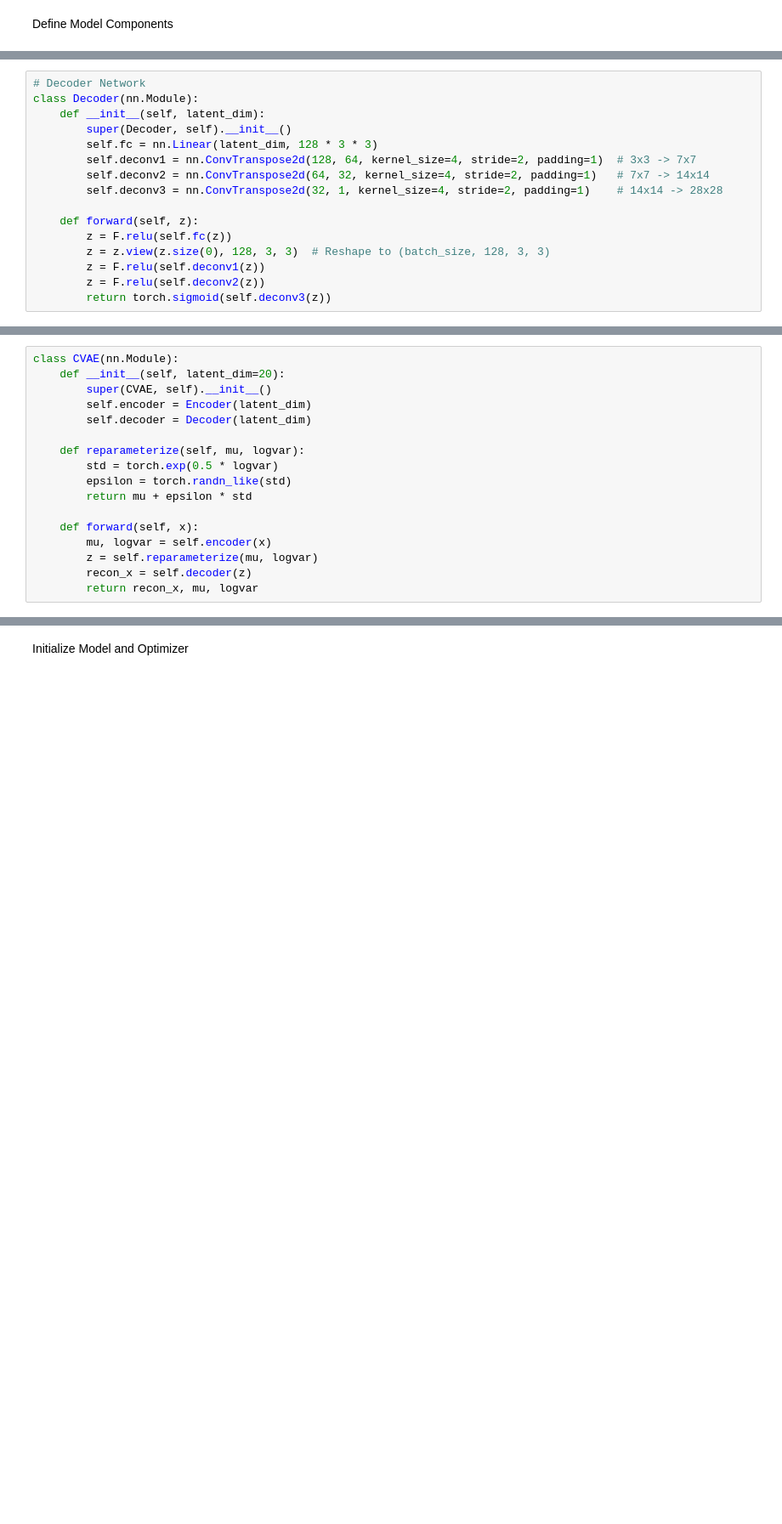
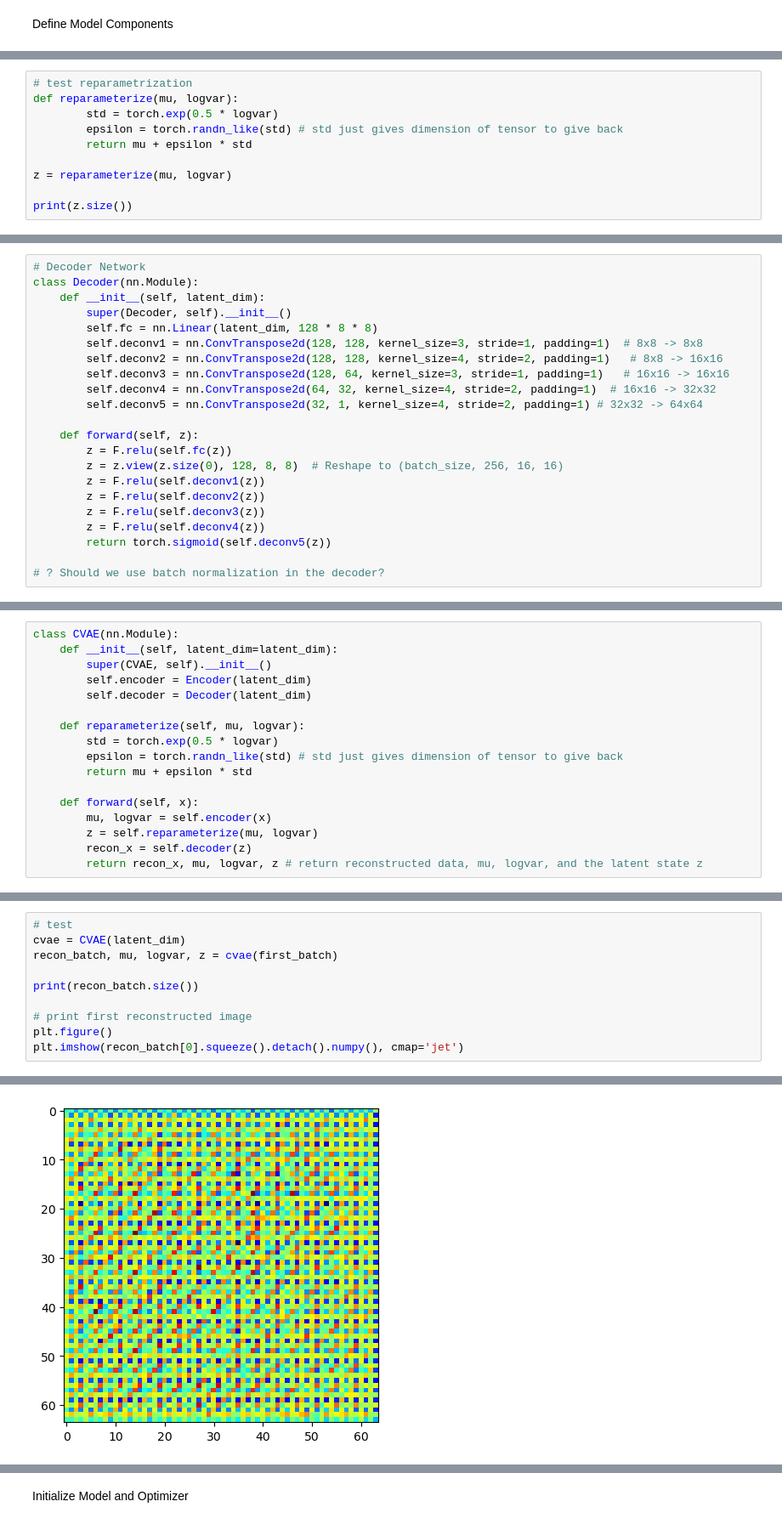
Before and after one commit to iangill11/MLuSHrooM, a Jupyter notebook: model/model.ipynb, the cells around one changed output, grey strips where cells are left out. Shown at 85% size. Saved outputs shown, nothing was run; the diff lists cells and outputs as text; blank space fills up the shorter version.

```diff
--- a/model/model.ipynb
+++ b/model/model.ipynb
@@ -76,0 +249,10 @@ class Encoder(nn.Module):
+# %%
+# test reparametrization
+def reparameterize(mu, logvar):
+        std = torch.exp(0.5 * logvar)
+        epsilon = torch.randn_like(std) # std just gives dimension of tensor to give back
+        return mu + epsilon * std
+
+z = reparameterize(mu, logvar)
+
+print(z.size())
@@ -79,14 +263,20 @@ class Encoder(nn.Module):
 class Decoder(nn.Module):
     def __init__(self, latent_dim):
         super(Decoder, self).__init__()
-        self.fc = nn.Linear(latent_dim, 128 * 3 * 3)
-        self.deconv1 = nn.ConvTranspose2d(128, 64, kernel_size=4, stride=2, padding=1)  # 3x3 -> 7x7
-        self.deconv2 = nn.ConvTranspose2d(64, 32, kernel_size=4, stride=2, padding=1)   # 7x7 -> 14x14
-        self.deconv3 = nn.ConvTranspose2d(32, 1, kernel_size=4, stride=2, padding=1)    # 14x14 -> 28x28
+        self.fc = nn.Linear(latent_dim, 128 * 8 * 8)
+        self.deconv1 = nn.ConvTranspose2d(128, 128, kernel_size=3, stride=1, padding=1)  # 8x8 -> 8x8
+        self.deconv2 = nn.ConvTranspose2d(128, 128, kernel_size=4, stride=2, padding=1)   # 8x8 -> 16x16
+        self.deconv3 = nn.ConvTranspose2d(128, 64, kernel_size=3, stride=1, padding=1)   # 16x16 -> 16x16
+        self.deconv4 = nn.ConvTranspose2d(64, 32, kernel_size=4, stride=2, padding=1)  # 16x16 -> 32x32
+        self.deconv5 = nn.ConvTranspose2d(32, 1, kernel_size=4, stride=2, padding=1) # 32x32 -> 64x64
 
     def forward(self, z):
         z = F.relu(self.fc(z))
-        z = z.view(z.size(0), 128, 3, 3)  # Reshape to (batch_size, 128, 3, 3)
+        z = z.view(z.size(0), 128, 8, 8)  # Reshape to (batch_size, 256, 16, 16)
         z = F.relu(self.deconv1(z))
         z = F.relu(self.deconv2(z))
-        return torch.sigmoid(self.deconv3(z))
+        z = F.relu(self.deconv3(z))
+        z = F.relu(self.deconv4(z))
+        return torch.sigmoid(self.deconv5(z))
+
+# ? Should we use batch normalization in the decoder?
@@ -93,17 +287,17 @@ class Decoder(nn.Module):
 # %%
 class CVAE(nn.Module):
-    def __init__(self, latent_dim=20):
+    def __init__(self, latent_dim=latent_dim):
         super(CVAE, self).__init__()
         self.encoder = Encoder(latent_dim)
         self.decoder = Decoder(latent_dim)
 
     def reparameterize(self, mu, logvar):
         std = torch.exp(0.5 * logvar)
-        epsilon = torch.randn_like(std)
+        epsilon = torch.randn_like(std) # std just gives dimension of tensor to give back
         return mu + epsilon * std
 
     def forward(self, x):
         mu, logvar = self.encoder(x)
         z = self.reparameterize(mu, logvar)
         recon_x = self.decoder(z)
-        return recon_x, mu, logvar
+        return recon_x, mu, logvar, z # return reconstructed data, mu, logvar, and the latent state z
@@ -111,0 +304,11 @@ Define Loss Function
+# %%
+# test
+cvae = CVAE(latent_dim)
+recon_batch, mu, logvar, z = cvae(first_batch)
+
+print(recon_batch.size())
+
+# print first reconstructed image
+plt.figure()
+plt.imshow(recon_batch[0].squeeze().detach().numpy(), cmap='jet')
+# %% [output]
@@ -111,0 +317 @@ Define Loss Function
+[figure, added]
```
Also changed, not shown: parts of 26 cells of this notebook, 2 other files.
